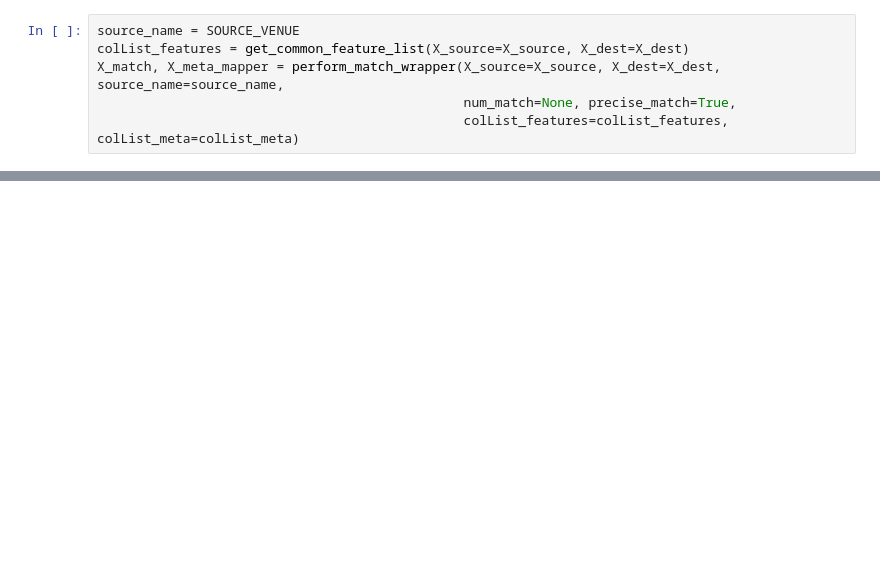
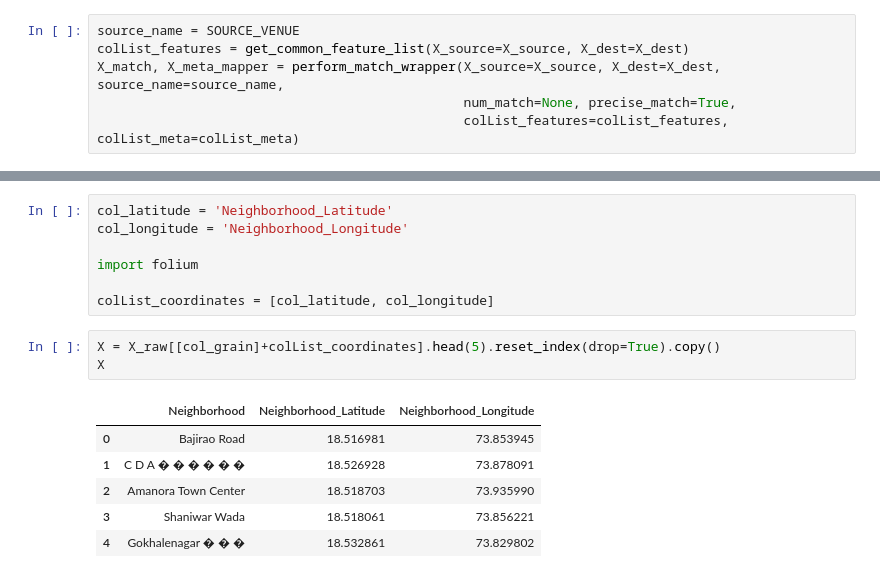
Before and after one commit to VijaySingh-GSLab/venue_recommender, a Jupyter notebook: notebook_v1.ipynb, the cells around one changed output, grey strips where cells are left out. Cells and saved outputs as stored; diff of their text form; blank space fills up the shorter version.

```diff
--- a/notebook_v1.ipynb
+++ b/notebook_v1.ipynb
@@ -114,0 +88,17 @@ X
+# %%
+col_latitude = 'Neighborhood_Latitude'
+col_longitude = 'Neighborhood_Longitude'
+
+import folium
+
+colList_coordinates = [col_latitude, col_longitude]
+# %%
+X = X_raw[[col_grain]+colList_coordinates].head(5).reset_index(drop=True).copy()
+X
+# %% [output]
+|  | Neighborhood | Neighborhood_Latitude | Neighborhood_Longitude |
+| 0 | Bajirao Road | 18.516981 | 73.853945 |
+| 1 | C D A � � � � � � | 18.526928 | 73.878091 |
+| 2 | Amanora Town Center | 18.518703 | 73.935990 |
+| 3 | Shaniwar Wada | 18.518061 | 73.856221 |
+| 4 | Gokhalenagar � � � | 18.532861 | 73.829802 |
```
Also changed, not shown: parts of 24 cells of this notebook, 7 other files.
